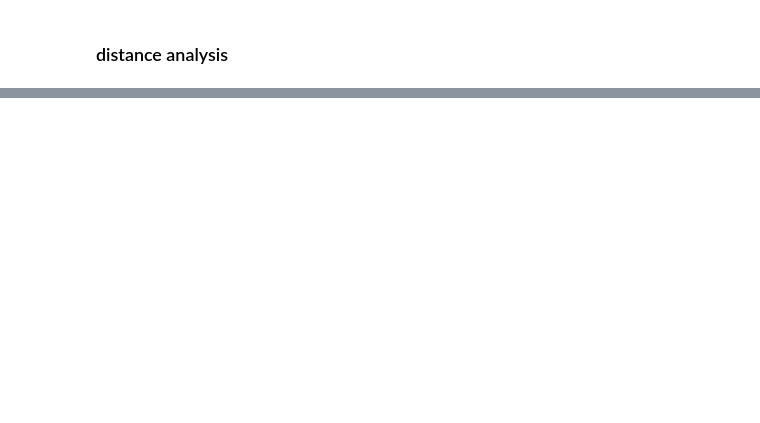
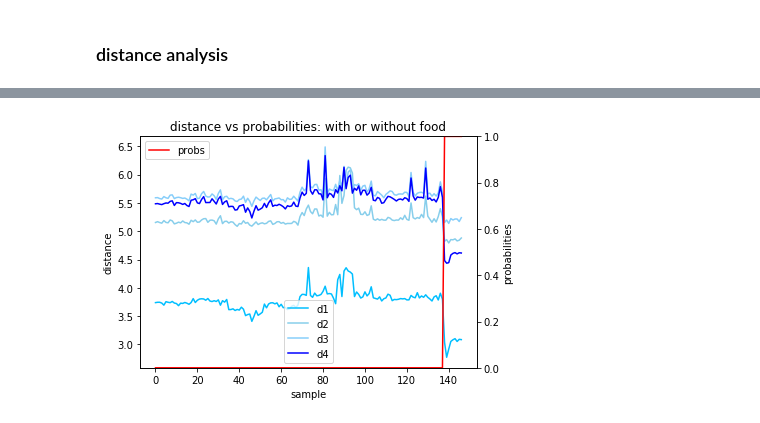
Before and after one commit to DrRadan/TwitterHealth, a Jupyter notebook: notebooks/Random_Forest_Embedding_Distance.ipynb, the cells around one changed output, grey strips where cells are left out. Saved outputs shown, nothing was run; the diff lists cells and outputs as text; code cells hidden in the pictures; blank space fills up the shorter version.

```diff
--- a/notebooks/Random_Forest_Embedding_Distance.ipynb
+++ b/notebooks/Random_Forest_Embedding_Distance.ipynb
@@ -67,16 +70,17 @@ def feed_lda(num_topics,max_features,max_df,df):
 
     return probs, X['target']
 # %%
-def plot_distance(distance_1,distance_2,distance_3,distance_4,probabilities):
+def plot_distance(name,distance_1,distance_2,distance_3,distance_4,probabilities,step=100000):
     plt.close('all')
     fig, ax1 = plt.subplots()
+    ax1.set_xlabel('sample')
     ax1.set_ylabel('distance')
     ax2 = ax1.twinx()
     ax2.set_ylim([0,1])
     ax2.set_ylabel('probabilities')
 
     d1, d2, d3, d4, p = [], [], [], [], []
-    for i in range(0,len(probabilities),100000):
+    for i in range(0,len(probabilities),step):
         d1.append(distance_1[i])
         d2.append(distance_2[i])
         d3.append(distance_3[i])
@@ -91,4 +95,6 @@ def plot_distance(distance_1,distance_2,distance_3,distance_4,probabilities):
     ax1.legend()
     ax2.legend()
     fig.tight_layout()
+    plt.title(name)
+    plt.savefig(name+'.png')
     plt.show()
@@ -272,0 +300,5 @@ No significant difference between distances with/without food
+# %%
+df3 = df1[['distance_1_food','distance_2_food','distance_3_food','distance_4_food','preds_food','true_food']].sort_values(['true_food']).reset_index(drop=True)
+df3_ = df3[['distance_1_food','distance_2_food','distance_3_food','distance_4_food']].rolling(1000).mean()[999:].reset_index(drop=True)
+df3_ = pd.concat((df3_,df3['true_food'][999:].reset_index(drop=True),df3['preds_food'][999:].reset_index(drop=True)),axis=1)
+df3_.tail()
@@ -272,0 +312,4 @@ No significant difference between distances with/without food
+# %%
+plot_distance('distance vs probabilities: with or without food',df3_['distance_1_food'],df3_['distance_2_food'],df3_['distance_3_food'],df3_['distance_4_food'],df3_['true_food'],step=50000)
+# %% [output]
+[figure, added]
```
Also changed, not shown: parts of 21 cells of this notebook, 2 other files.
